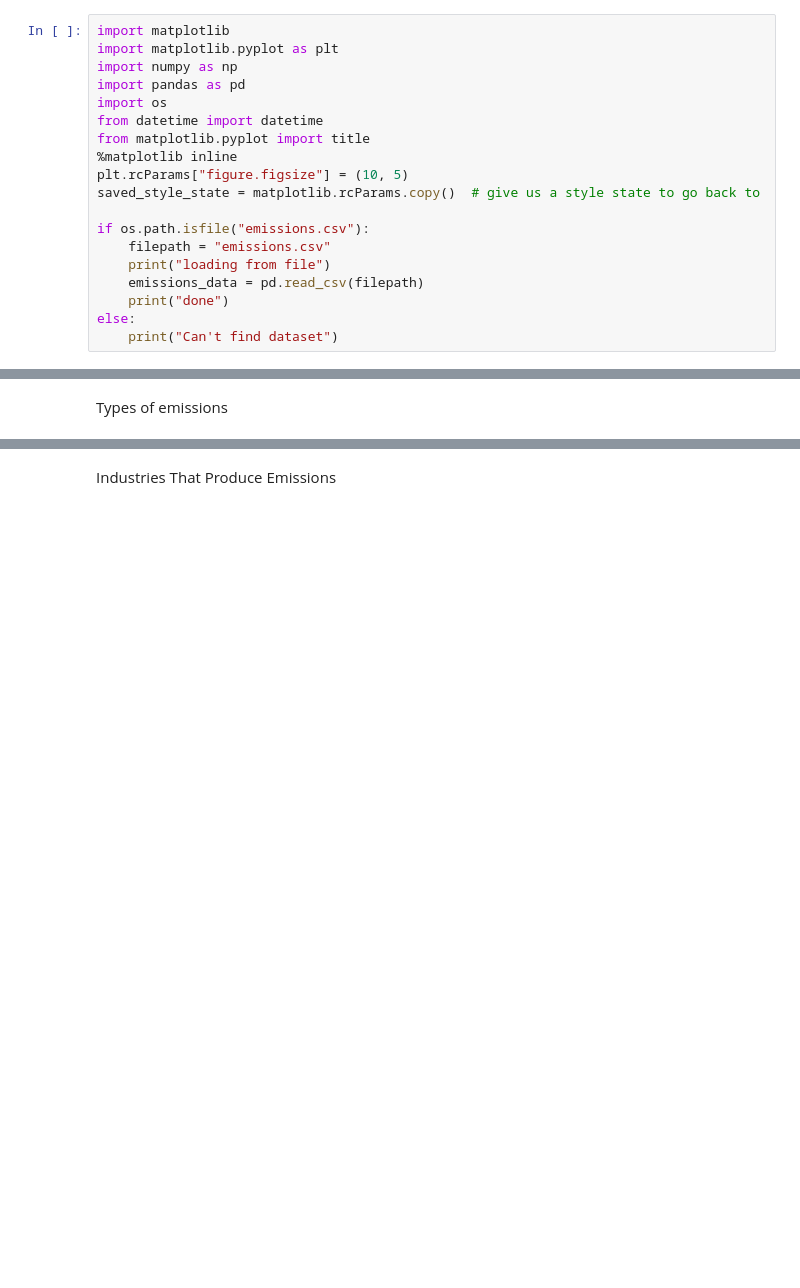
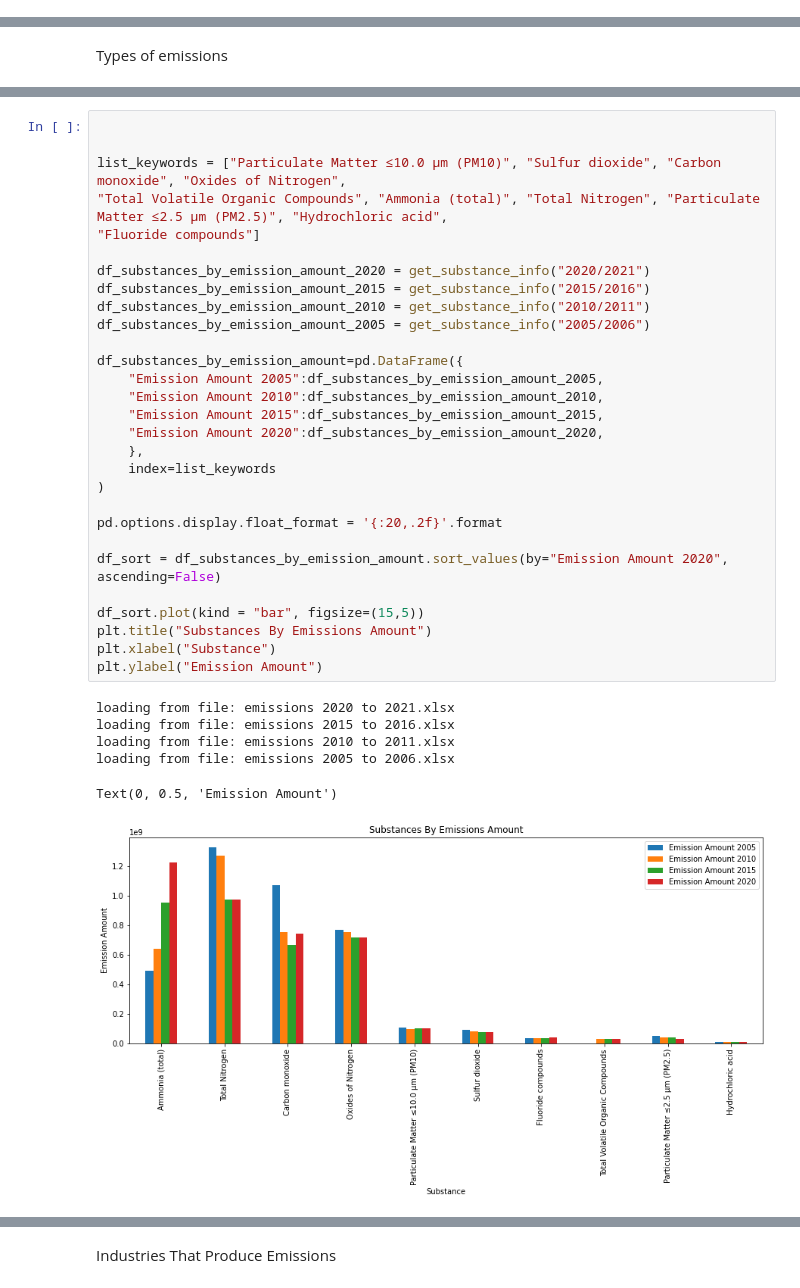
Before and after one commit to JackyTranQ4/PollutantEmissions, a Jupyter notebook: Datasets/Data Emissions Code.ipynb, the cells around one changed output, grey strips where cells are left out. Saved outputs shown, nothing was run; the diff lists cells and outputs as text; blank space fills up the shorter version.

```diff
--- a/Datasets/Data Emissions Code.ipynb
+++ b/Datasets/Data Emissions Code.ipynb
@@ -1,19 +0,0 @@
-# %%
-import matplotlib
-import matplotlib.pyplot as plt
-import numpy as np
-import pandas as pd
-import os
-from datetime import datetime
-from matplotlib.pyplot import title
-%matplotlib inline
-plt.rcParams["figure.figsize"] = (10, 5)
-saved_style_state = matplotlib.rcParams.copy()  # give us a style state to go back to
-
-if os.path.isfile("emissions.csv"):
-    filepath = "emissions.csv"
-    print("loading from file")
-    emissions_data = pd.read_csv(filepath)
-    print("done")
-else:
-    print("Can't find dataset")
@@ -84,0 +249,36 @@ Benzene hexachloro- (HCB)
+# %%
+
+
+list_keywords = ["Particulate Matter ≤10.0 µm (PM10)", "Sulfur dioxide", "Carbon monoxide", "Oxides of Nitrogen",
+"Total Volatile Organic Compounds", "Ammonia (total)", "Total Nitrogen", "Particulate Matter ≤2.5 µm (PM2.5)", "Hydrochloric acid",
+"Fluoride compounds"]
+
+df_substances_by_emission_amount_2020 = get_substance_info("2020/2021")
+df_substances_by_emission_amount_2015 = get_substance_info("2015/2016")
+df_substances_by_emission_amount_2010 = get_substance_info("2010/2011")
+df_substances_by_emission_amount_2005 = get_substance_info("2005/2006")
+
+df_substances_by_emission_amount=pd.DataFrame({
+    "Emission Amount 2005":df_substances_by_emission_amount_2005,
+    "Emission Amount 2010":df_substances_by_emission_amount_2010,
+    "Emission Amount 2015":df_substances_by_emission_amount_2015,
+    "Emission Amount 2020":df_substances_by_emission_amount_2020,
+    },
+    index=list_keywords
+)
+
+pd.options.display.float_format = '{:20,.2f}'.format
+
+df_sort = df_substances_by_emission_amount.sort_values(by="Emission Amount 2020", ascending=False)
+
+df_sort.plot(kind = "bar", figsize=(15,5))
+plt.title("Substances By Emissions Amount")
+plt.xlabel("Substance")
+plt.ylabel("Emission Amount")
+# %% [output]
+loading from file: emissions 2020 to 2021.xlsx
+loading from file: emissions 2015 to 2016.xlsx
+loading from file: emissions 2010 to 2011.xlsx
+loading from file: emissions 2005 to 2006.xlsx
+Text(0, 0.5, 'Emission Amount')
+[figure, added]
```
Also changed, not shown: parts of 30 cells of this notebook.
